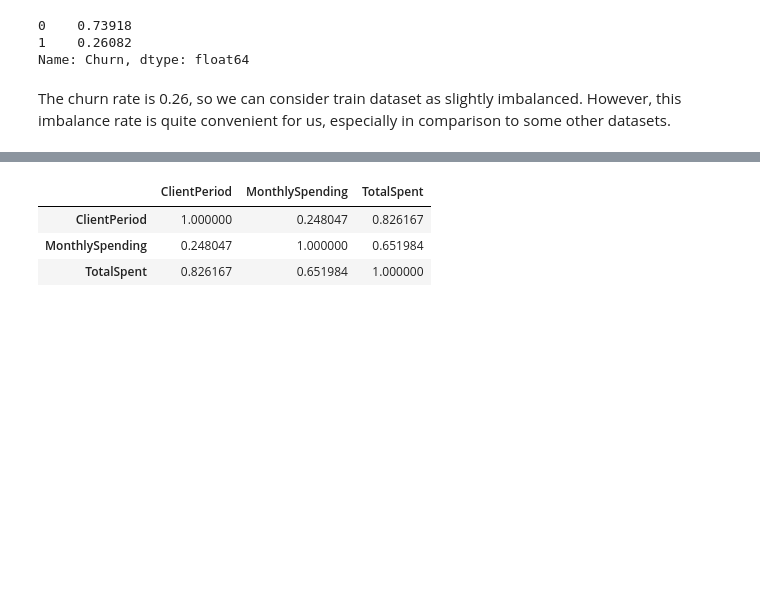
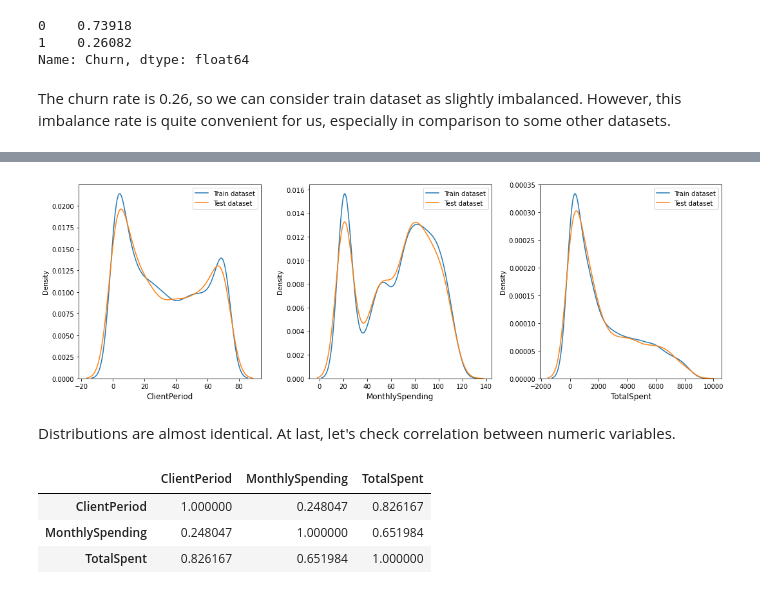
Before and after one commit to paperchampion/DLS-20-21-, a Jupyter notebook: simple-churn-prediction/simple-churn-prediction.ipynb, the cells around one changed output, grey strips where cells are left out. Cells and saved outputs as stored; diff of their text form; code cells hidden in the pictures; blank space fills up the shorter version.

```diff
--- a/simple-churn-prediction/simple-churn-prediction.ipynb
+++ b/simple-churn-prediction/simple-churn-prediction.ipynb
@@ -256,3 +302,16 @@ Let's start with the obvious – correlation.
+# %%
+fig, axes = plt.subplots(nrows=1, ncols=3, figsize=(15, 5))
+for i, feat in enumerate(num_feats):
+    ax = axes.ravel()[i]
+    sns.kdeplot(data[feat], ax=ax, label='Train dataset')
+    sns.kdeplot(test_data[feat], ax=ax, label='Test dataset')
+    ax.legend()
+    ax.set_xlabel(feat, fontsize = 12)
+fig.tight_layout()
+# %% [output]
+[figure, added]
+# %% [markdown]
+Distributions are almost identical. At last, let's check correlation between numeric variables.
 # %%
 data[num_feats].corr()
 # %% [output]
```
Also changed, not shown: parts of 29 cells of this notebook, 1 other file.
